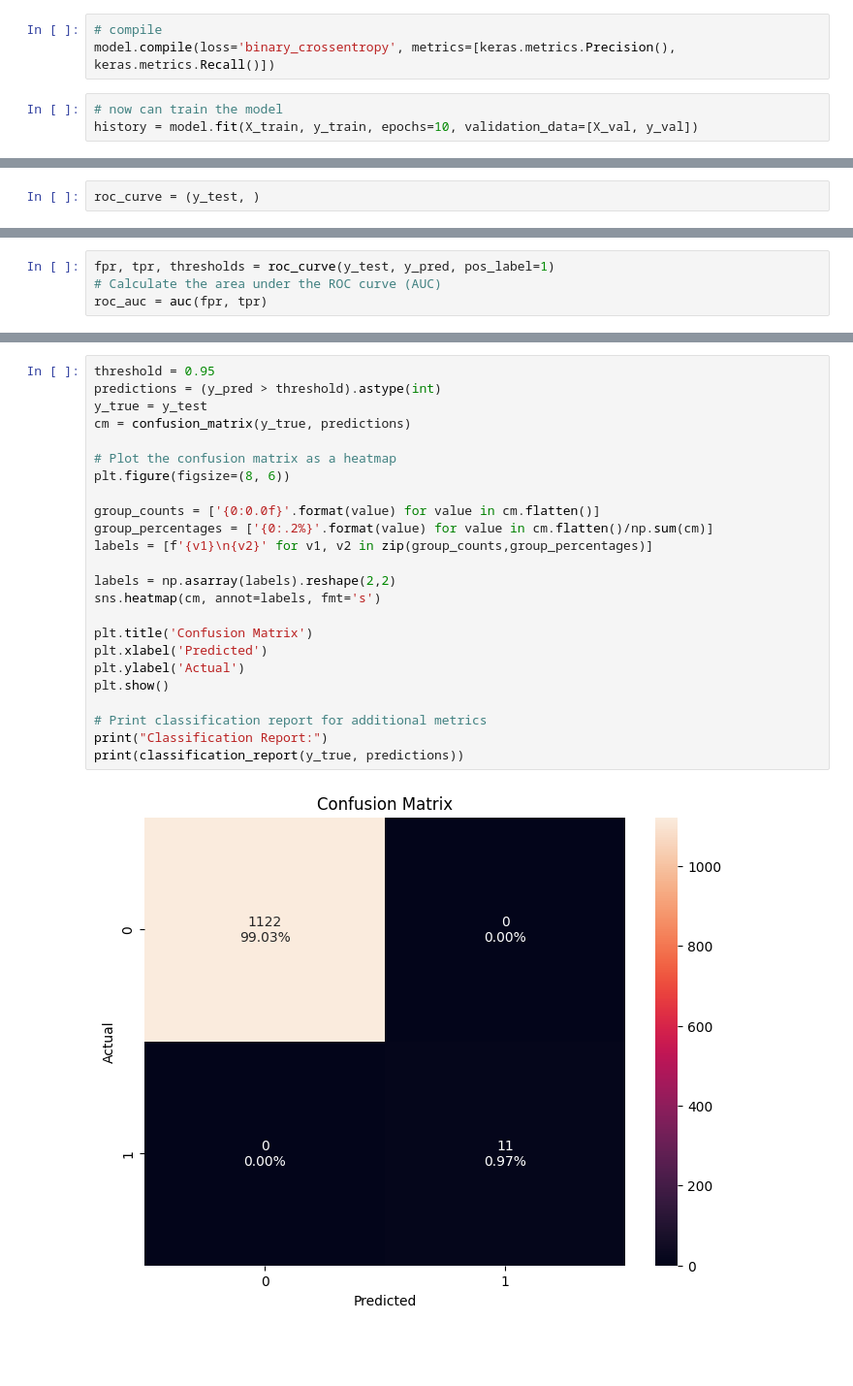
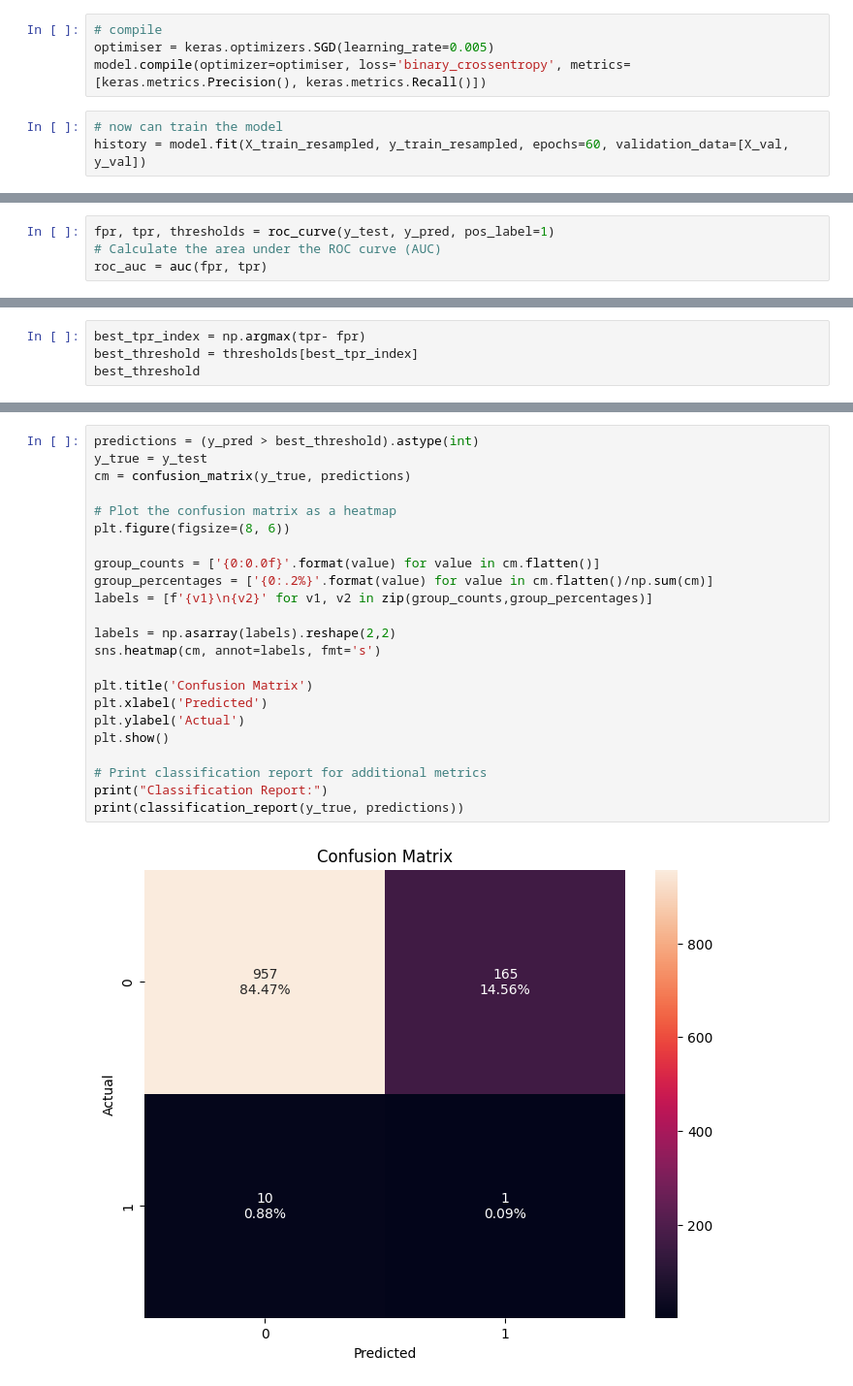
Before and after one commit to ukush/BItcoin-Tx-Anomaly-Detection, a Jupyter notebook: Notebooks/MLP.ipynb, the cells around one changed output, grey strips where cells are left out. Shown at 97% size. Saved outputs shown, nothing was run; the diff lists cells and outputs as text; blank space fills up the shorter version.

```diff
--- a/Notebooks/MLP.ipynb
+++ b/Notebooks/MLP.ipynb
@@ -86,7 +131,8 @@ _________________________________________________________________
 # %%
 # compile
-model.compile(loss='binary_crossentropy', metrics=[keras.metrics.Precision(), keras.metrics.Recall()])
+optimiser = keras.optimizers.SGD(learning_rate=0.005)
+model.compile(optimizer=optimiser, loss='binary_crossentropy', metrics=[keras.metrics.Precision(), keras.metrics.Recall()])
 # %%
 # now can train the model
-history = model.fit(X_train, y_train, epochs=10, validation_data=[X_val, y_val])
+history = model.fit(X_train_resampled, y_train_resampled, epochs=60, validation_data=[X_val, y_val])
 # %% [output]
@@ -160,2 +155,0 @@ plt.show()
-# %%
-roc_curve = (y_test, )
@@ -214,0 +237,4 @@ final_df[final_df['Y_original']==1]
+# %%
+best_tpr_index = np.argmax(tpr- fpr)
+best_threshold = thresholds[best_tpr_index]
+best_threshold
@@ -215,29 +243,28 @@ final_df[final_df['Y_original']==1]
 # %%
-threshold = 0.95
-predictions = (y_pred > threshold).astype(int)
+predictions = (y_pred > best_threshold).astype(int)
 y_true = y_test
 cm = confusion_matrix(y_true, predictions)
 
 # Plot the confusion matrix as a heatmap
 plt.figure(figsize=(8, 6))
 
 group_counts = ['{0:0.0f}'.format(value) for value in cm.flatten()]
 group_percentages = ['{0:.2%}'.format(value) for value in cm.flatten()/np.sum(cm)]
 labels = [f'{v1}\n{v2}' for v1, v2 in zip(group_counts,group_percentages)]
 
 labels = np.asarray(labels).reshape(2,2)
 sns.heatmap(cm, annot=labels, fmt='s')
 
 plt.title('Confusion Matrix')
 plt.xlabel('Predicted')
 plt.ylabel('Actual')
 plt.show()
 
 # Print classification report for additional metrics
 print("Classification Report:")
 print(classification_report(y_true, predictions))
 # %% [output]
-[figure, old version]
+[figure, new version]
 Classification Report:
               precision    recall  f1-score   support
 
```
Also changed, not shown: parts of 40 cells of this notebook.
